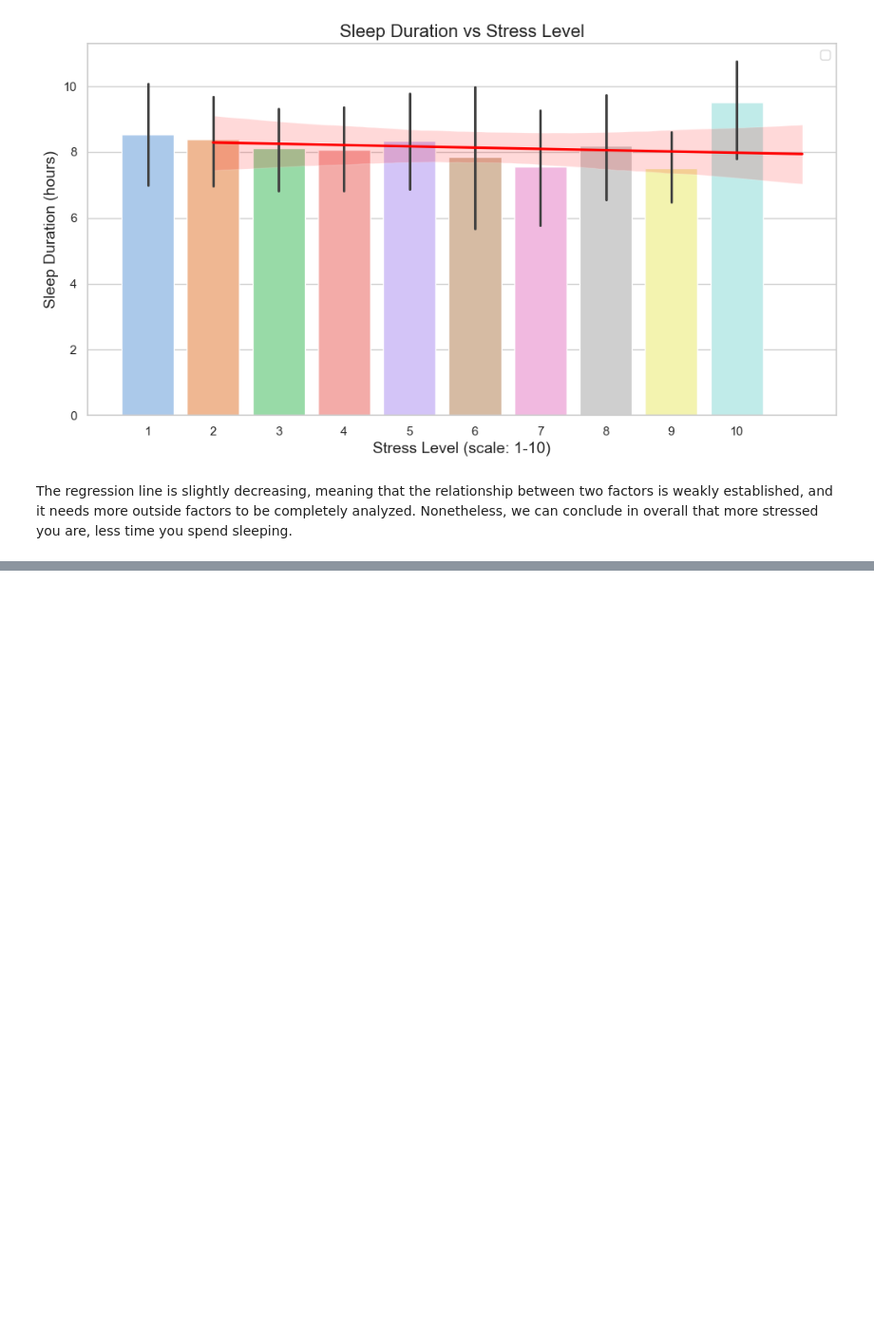
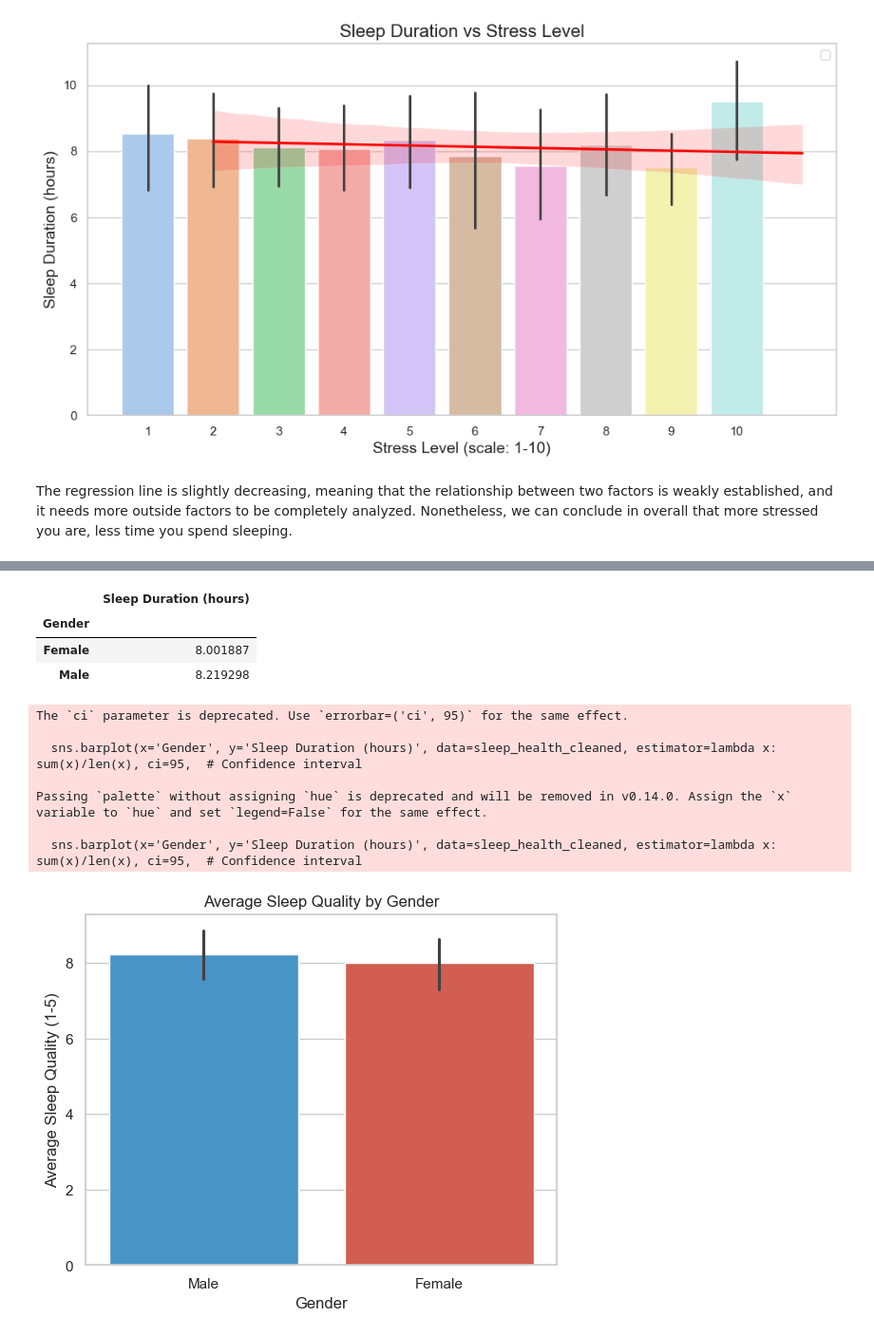
Before and after one commit to fisherlul/fisherlul.github.io, a Jupyter notebook: Sleep Analysis/analysis.ipynb, the cells around one changed output, grey strips where cells are left out. Shown at 95% size. Cells and saved outputs as stored; diff of their text form; code cells hidden in the pictures; blank space fills up the shorter version.

```diff
--- a/Sleep Analysis/analysis.ipynb
+++ b/Sleep Analysis/analysis.ipynb
@@ -286,0 +287,31 @@ The regression line is slightly decreasing, meaning that the relationship betwee
+# %%
+# Calculate the mean sleep duration for males and females
+grouped = sleep_health_cleaned.groupby('Gender')
+comparison = grouped.agg({'Sleep Duration (hours)': 'mean'})
+comparison
+# %% [output]
+|  | Sleep Duration (hours) |
+| Gender |  |
+| Female | 8.001887 |
+| Male | 8.219298 |
+# %%
+# Bar plot for average sleep quality by gender
+sns.barplot(x='Gender', y='Sleep Duration (hours)', data=sleep_health_cleaned, estimator=lambda x: sum(x)/len(x), ci=95,  # Confidence interval
+    palette={"Male": "#3498db", "Female": "#e74c3c"})  # Custom colors)
+
+# Titles and labels
+plt.title('Average Sleep Quality by Gender')
+plt.ylabel('Average Sleep Quality (1-5)')
+plt.xlabel('Gender')
+
+# Show plot
+plt.show()
+# %% [output]
+The `ci` parameter is deprecated. Use `errorbar=('ci', 95)` for the same effect.
+
+  sns.barplot(x='Gender', y='Sleep Duration (hours)', data=sleep_health_cleaned, estimator=lambda x: sum(x)/len(x), ci=95,  # Confidence interval
+
+Passing `palette` without assigning `hue` is deprecated and will be removed in v0.14.0. Assign the `x` variable to `hue` and set `legend=False` for the same effect.
+
+  sns.barplot(x='Gender', y='Sleep Duration (hours)', data=sleep_health_cleaned, estimator=lambda x: sum(x)/len(x), ci=95,  # Confidence interval
+[figure, added]
```
Also changed, not shown: parts of 13 cells of this notebook.
